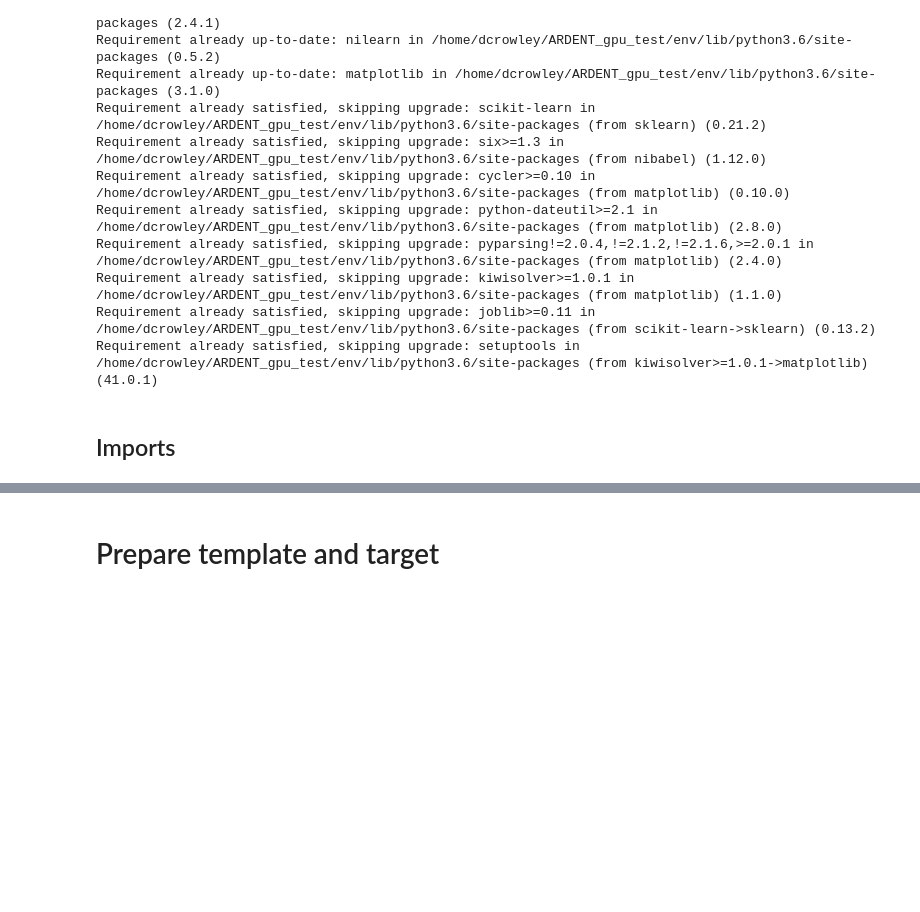
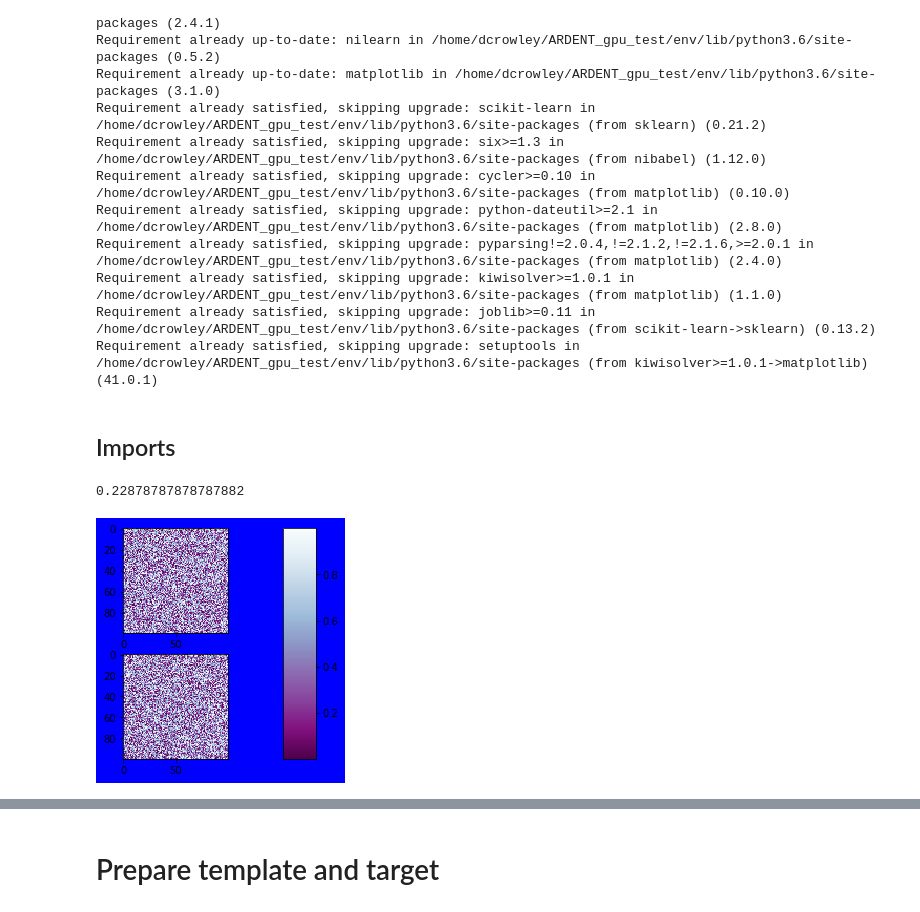
Before and after one commit to neurodata/ardent, a Jupyter notebook: demo/demo.ipynb, the cells around one changed output, grey strips where cells are left out. Drawn from its saved outputs; the diff is of its cells as text; code cells hidden in the pictures; blank space fills up the shorter version.

```diff
--- a/demo/demo.ipynb
+++ b/demo/demo.ipynb
@@ -25,3 +25,22 @@ Requirement already satisfied, skipping upgrade: joblib>=0.11 in /home/dcrowley/
 Requirement already satisfied, skipping upgrade: setuptools in /home/dcrowley/ARDENT_gpu_test/env/lib/python3.6/site-packages (from kiwisolver>=1.0.1->matplotlib) (41.0.1)
 # %% [markdown]
 ## Imports
+# %%
+plt.subplot(211)
+plt.imshow(np.random.random((100, 100)), cmap=plt.cm.BuPu_r)
+ax = plt.gca()
+pos = ax.get_position(); print(pos.width)
+ax.set_position([pos.xmin, pos.ymin, .1, pos.height])
+# ax.set_aspect(1.5)
+# ax.set_aspect('auto')
+plt.subplot(212)
+plt.imshow(np.random.random((100, 100)), cmap=plt.cm.BuPu_r)
+
+plt.gcf().set_facecolor('blue')
+plt.subplots_adjust(left=0.4, bottom=0.1, right=0.8, top=0.9)
+cax = plt.axes([0.85, 0.1, 0.075, 0.8])
+plt.colorbar(cax=cax)
+plt.show()
+# %% [output]
+0.22878787878787882
+[figure, added]
```
Also changed, not shown: parts of 7 cells of this notebook.
